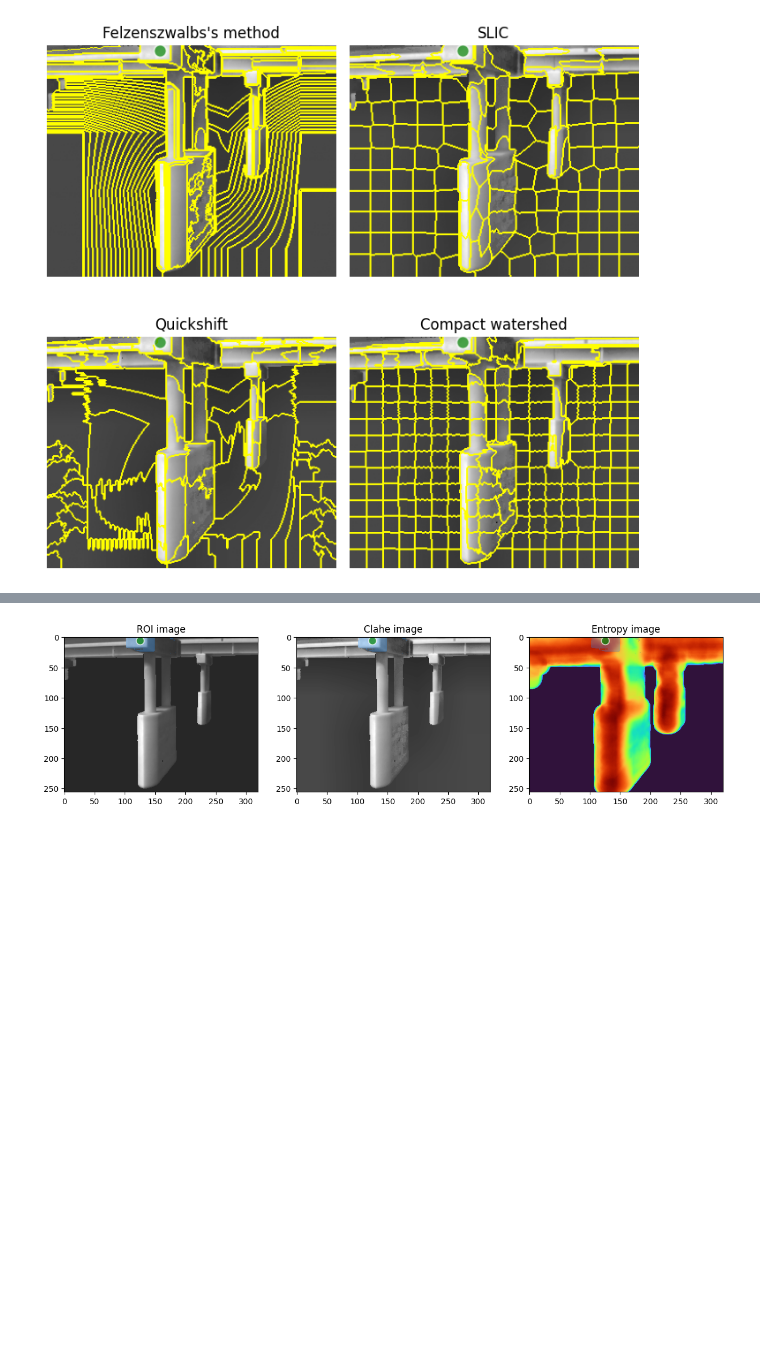
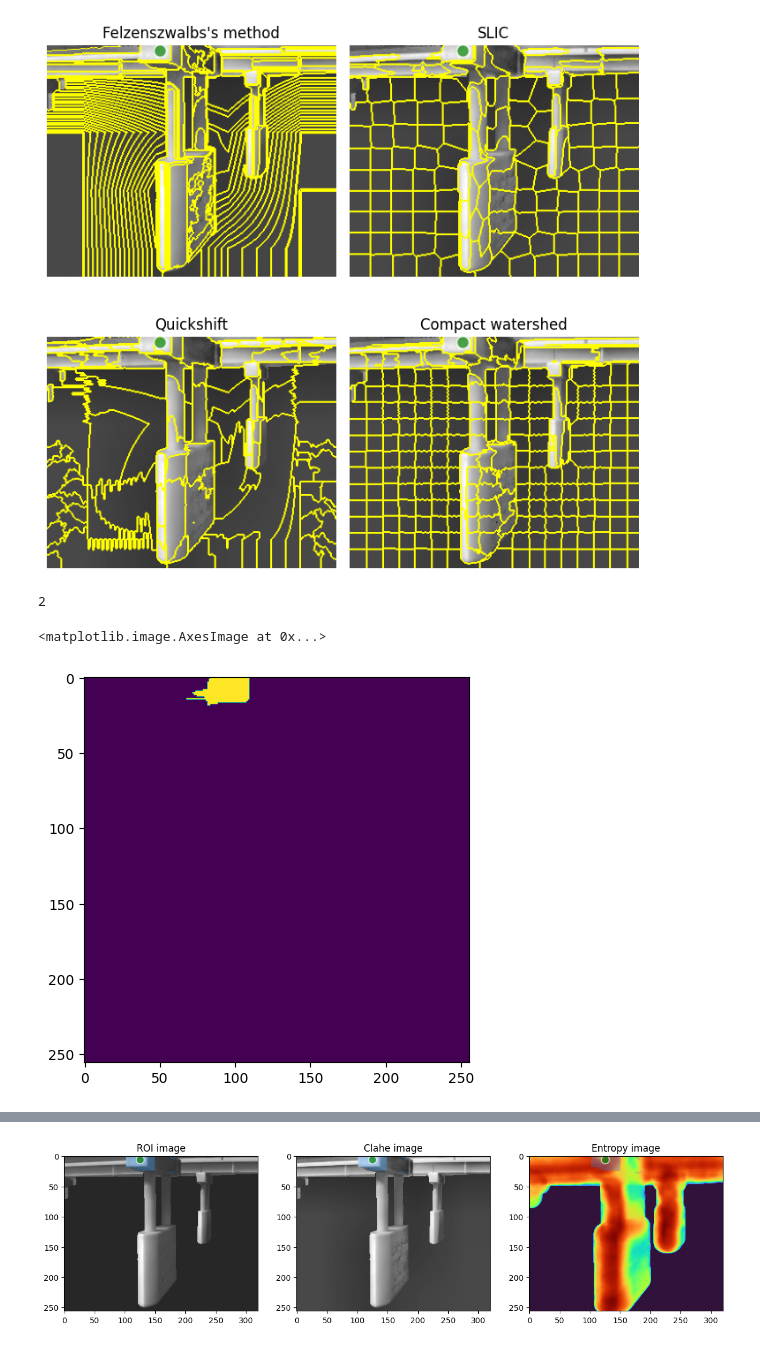
Before and after one commit to gramos93/mercury-duckling, a Jupyter notebook: notebooks/colormaps_example.ipynb, the cells around one changed output, grey strips where cells are left out. Saved outputs shown, nothing was run; the diff lists cells and outputs as text; code cells hidden in the pictures; blank space fills up the shorter version.

```diff
--- a/notebooks/colormaps_example.ipynb
+++ b/notebooks/colormaps_example.ipynb
@@ -207,15 +204,25 @@ plt.tight_layout()
 plt.show()
 # %% [output]
 [figure]
+# %%
+segments_slic[prompts[0]["coords"][1], prompts[0]["coords"][0]]
+# %% [output]
+2
 # %%
-pre_sp = segments_slic[prompts[0]["coords"][1], prompts[0]["coords"][1]]
-pre_mask = torch.zeros_like(input)
-pre_mask[:, np.where(segments_slic == pre_sp)] = 5.
+pre_sp = segments_slic[prompts[0]["coords"][1], prompts[0]["coords"][0]]
+pre_mask = (segments_slic == pre_sp).astype(np.int32)
 pre_mask = v2.functional.resize(
-    pre_mask,
+    torch.tensor(pre_mask).unsqueeze(0),
     (256, 256),
     interpolation=v2.functional.InterpolationMode.NEAREST
 )
+
+fig, ax = plt.subplots(nrows=1, ncols=1, figsize=(5, 5))
+
+ax.imshow(pre_mask.permute(1, 2, 0).numpy())
+# %% [output]
+<matplotlib.image.AxesImage at 0x...>
+[figure, added]
 # %%
 config = OmegaConf.load("mercury_duckling/configs/model.yaml")
 config.selected_model = "SAM"
```
Also changed, not shown: parts of 5 cells of this notebook, 14 other files.
